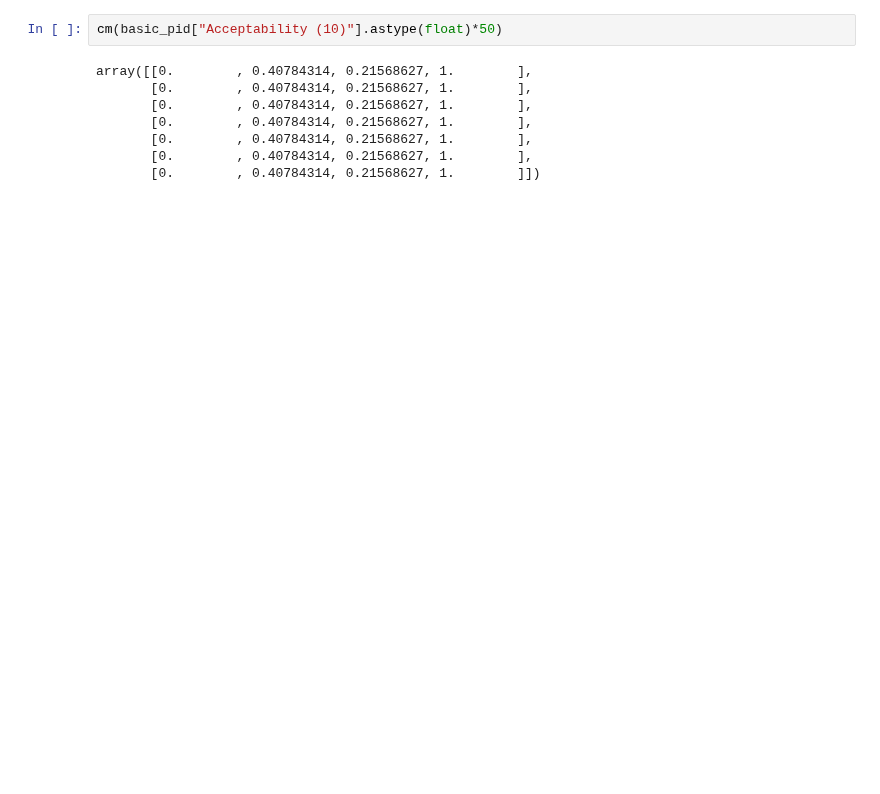
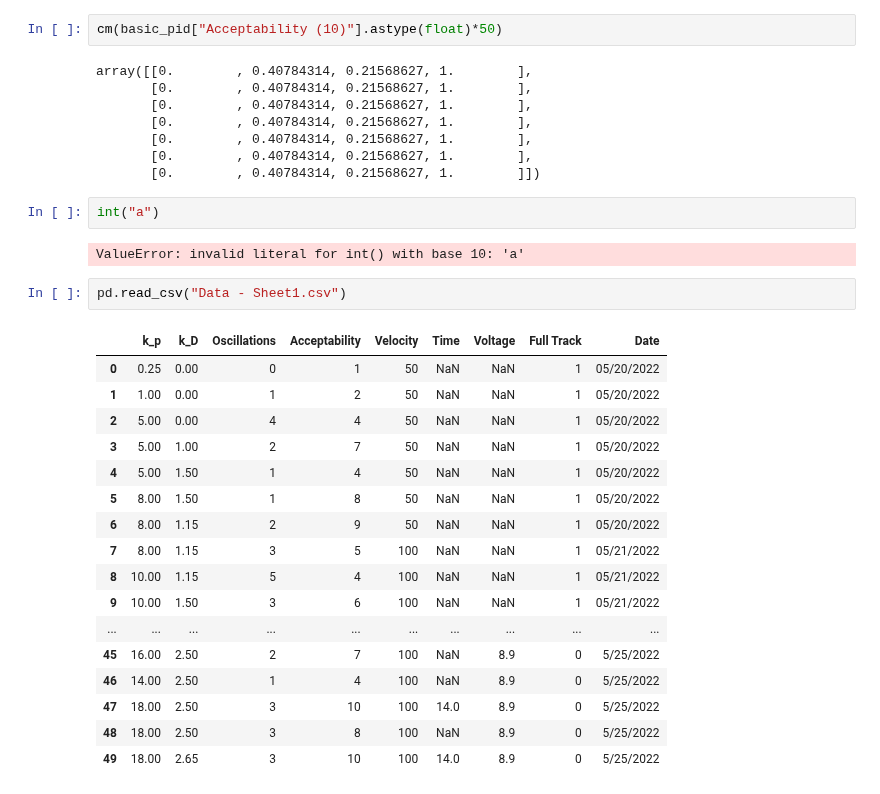
Before and after one commit to HighSpeeds/ECE3, a Jupyter notebook: CarLab/Report/data_processor.ipynb, the cells around one changed output. Saved outputs shown, nothing was run; the diff lists cells and outputs as text; blank space fills up the shorter version.

```diff
--- a/CarLab/Report/data_processor.ipynb
+++ b/CarLab/Report/data_processor.ipynb
@@ -79,3 +90,27 @@ array([[0.        , 0.40784314, 0.21568627, 1.        ],
        [0.        , 0.40784314, 0.21568627, 1.        ],
        [0.        , 0.40784314, 0.21568627, 1.        ],
        [0.        , 0.40784314, 0.21568627, 1.        ]])
+# %%
+int("a")
+# %% [output]
+ValueError: invalid literal for int() with base 10: 'a'
+# %%
+pd.read_csv("Data - Sheet1.csv")
+# %% [output]
+|  | k_p | k_D | Oscillations | Acceptability | Velocity | Time | Voltage | Full Track | Date |
+| 0 | 0.25 | 0.00 | 0 | 1 | 50 | NaN | NaN | 1 | 05/20/2022 |
+| 1 | 1.00 | 0.00 | 1 | 2 | 50 | NaN | NaN | 1 | 05/20/2022 |
+| 2 | 5.00 | 0.00 | 4 | 4 | 50 | NaN | NaN | 1 | 05/20/2022 |
+| 3 | 5.00 | 1.00 | 2 | 7 | 50 | NaN | NaN | 1 | 05/20/2022 |
+| 4 | 5.00 | 1.50 | 1 | 4 | 50 | NaN | NaN | 1 | 05/20/2022 |
+| 5 | 8.00 | 1.50 | 1 | 8 | 50 | NaN | NaN | 1 | 05/20/2022 |
+| 6 | 8.00 | 1.15 | 2 | 9 | 50 | NaN | NaN | 1 | 05/20/2022 |
+| 7 | 8.00 | 1.15 | 3 | 5 | 100 | NaN | NaN | 1 | 05/21/2022 |
+| 8 | 10.00 | 1.15 | 5 | 4 | 100 | NaN | NaN | 1 | 05/21/2022 |
+| 9 | 10.00 | 1.50 | 3 | 6 | 100 | NaN | NaN | 1 | 05/21/2022 |
+| ... | ... | ... | ... | ... | ... | ... | ... | ... | ... |
+| 45 | 16.00 | 2.50 | 2 | 7 | 100 | NaN | 8.9 | 0 | 5/25/2022 |
+| 46 | 14.00 | 2.50 | 1 | 4 | 100 | NaN | 8.9 | 0 | 5/25/2022 |
+| 47 | 18.00 | 2.50 | 3 | 10 | 100 | 14.0 | 8.9 | 0 | 5/25/2022 |
+| 48 | 18.00 | 2.50 | 3 | 8 | 100 | NaN | 8.9 | 0 | 5/25/2022 |
+| 49 | 18.00 | 2.65 | 3 | 10 | 100 | 14.0 | 8.9 | 0 | 5/25/2022 |
```
Also changed, not shown: parts of 3 cells of this notebook, 11 other files.
